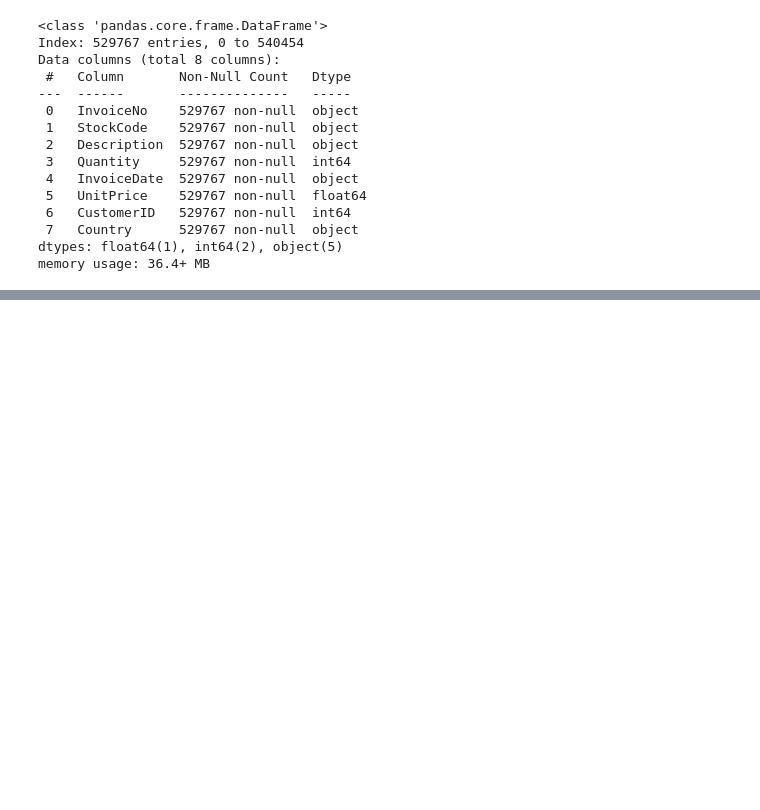
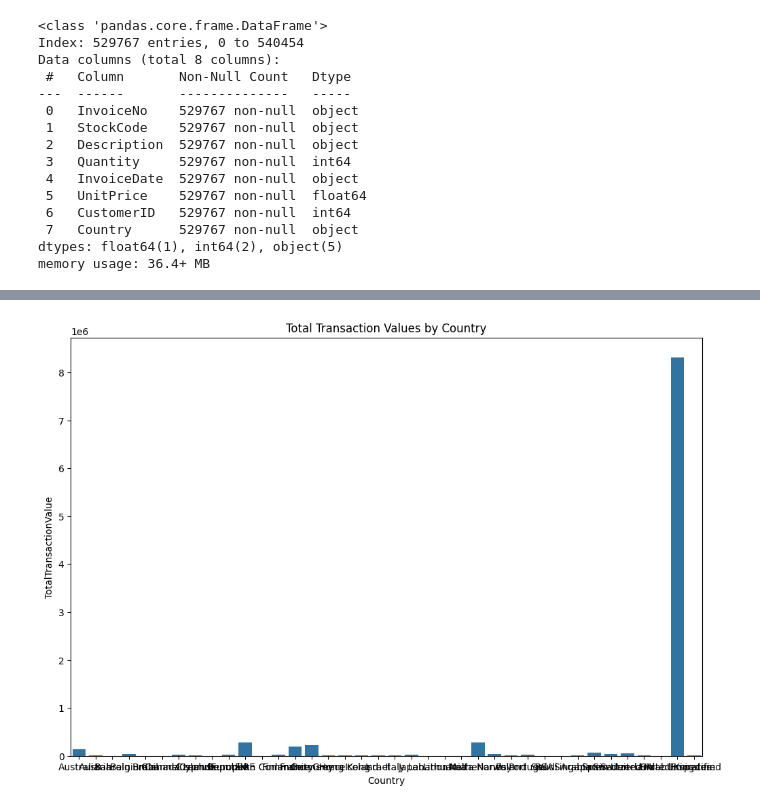
Before and after one commit to lehaanwar/OnlineRetailTransactionsDataset, a Jupyter notebook: jupyter_notebooks/Notebook_Template.ipynb, the cells around one changed output, grey strips where cells are left out. Drawn from its saved outputs; the diff is of its cells as text; code cells hidden in the pictures; blank space fills up the shorter version.

```diff
--- a/jupyter_notebooks/Notebook_Template.ipynb
+++ b/jupyter_notebooks/Notebook_Template.ipynb
@@ -427,0 +544,9 @@ df_cleaned.head()
+# %%
+# show histogram of total transaction values by country
+plt.figure(figsize=(12, 8))
+country_totals = df_cleaned.groupby('Country')['TotalTransactionValue'].sum().reset_index()
+sns.barplot(data=country_totals, x='Country', y='TotalTransactionValue')
+plt.title('Total Transaction Values by Country')
+plt.show()
+# %% [output]
+[figure, added]
```
Also changed, not shown: parts of 15 cells of this notebook, 1 other file.
